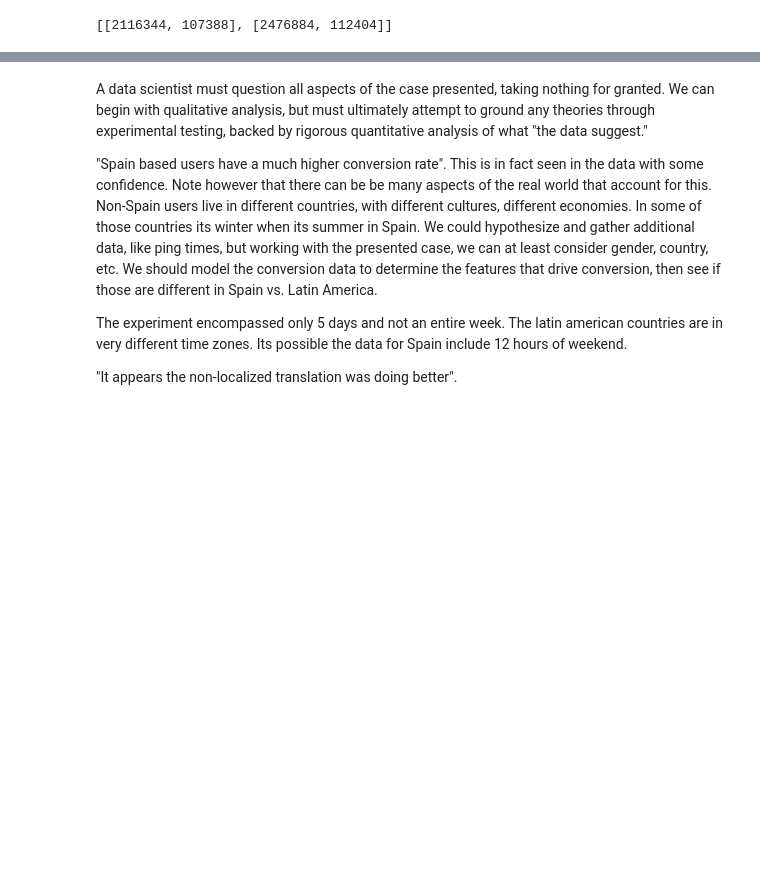
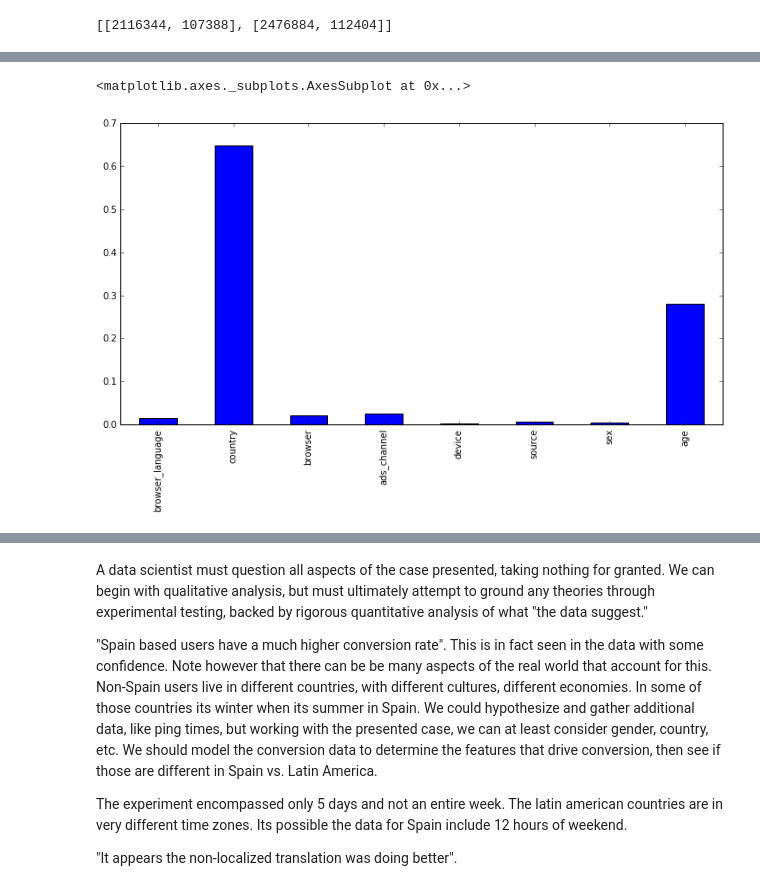
Before and after one commit to stevefollmer/xyz-spanish, a Jupyter notebook: XYZ Spanish.ipynb, the cells around one changed output, grey strips where cells are left out. Drawn from its saved outputs; the diff is of its cells as text; code cells hidden in the pictures; blank space fills up the shorter version.

```diff
--- a/XYZ Spanish.ipynb
+++ b/XYZ Spanish.ipynb
@@ -45,7 +56,7 @@ dft.describe()
 | max | 1000000.000000 | 1.000000 | 1.000000 |
 # %%
 # merge in customer data, will need country
-dfj = pd.merge(dft, dfu)
+df = pd.merge(dft, dfu)
 # %%
 # group A: control (Spaniard)
 # group B: local writers versions
@@ -133,0 +111,9 @@ dfg.country.type
+# %%
+# Convert categorical variables into numbers
+from sklearn.preprocessing import LabelEncoder
+for feat in ['browser_language', 'country', 'browser', 'ads_channel', 'device', 'source', 'sex']:
+    lbl_enc = LabelEncoder()
+    lbl_enc.fit(df[feat])
+    df[feat] = lbl_enc.transform(df[feat])
+
+df.head()
@@ -133,0 +127,14 @@ dfg.country.type
+# %%
+# Fit a Random Forest and check feature importance
+from sklearn.ensemble import RandomForestClassifier
+features = ['browser_language', 'country', 'browser', 'ads_channel', 'device', 'source', 'sex', 'age']
+model = RandomForestClassifier()
+model.fit(df[features], df['test'])
+feature_importances = model.feature_importances_
+importance = pd.Series(feature_importances, index = features)
+# %%
+plt.figure(figsize=(12, 6))
+importance.plot(kind = 'bar')
+# %% [output]
+<matplotlib.axes._subplots.AxesSubplot at 0x...>
+[figure, added]
```
Also changed, not shown: parts of 20 cells of this notebook.
